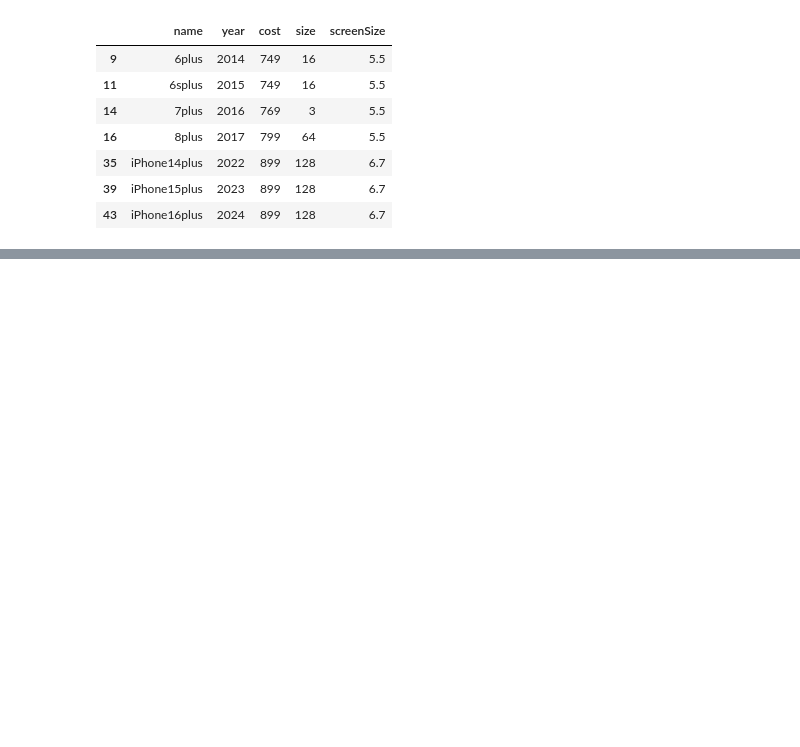
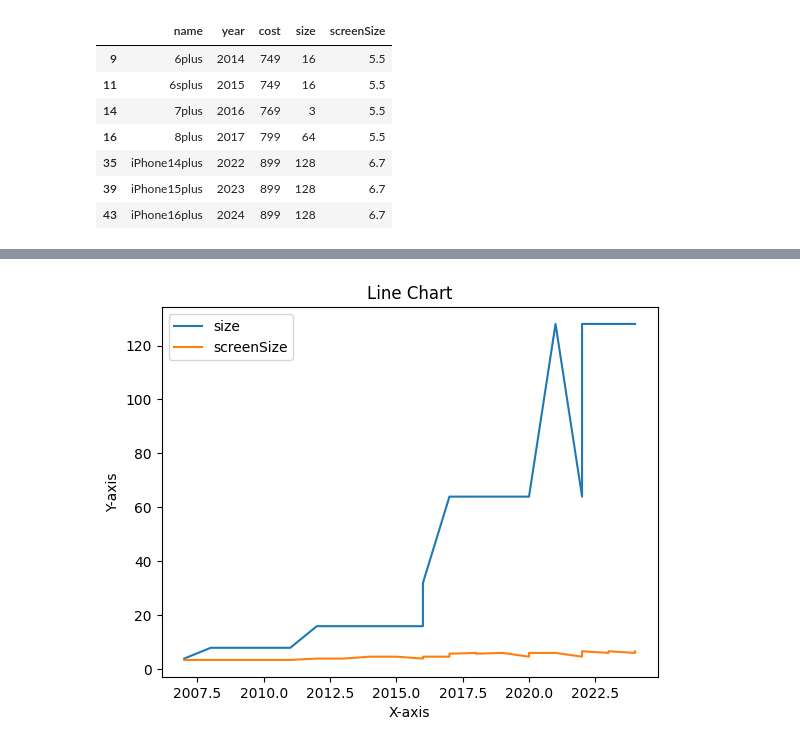
Before and after one commit to Hulkout19/ApplePrediction, a Jupyter notebook: IphoneCost.ipynb, the cells around one changed output, grey strips where cells are left out. Cells and saved outputs as stored; diff of their text form; code cells hidden in the pictures; blank space fills up the shorter version.

```diff
--- a/IphoneCost.ipynb
+++ b/IphoneCost.ipynb
@@ -107,3 +107,11 @@ dfPlus.head(10)
 | 35 | iPhone14plus | 2022 | 899 | 128 | 6.7 |
 | 39 | iPhone15plus | 2023 | 899 | 128 | 6.7 |
 | 43 | iPhone16plus | 2024 | 899 | 128 | 6.7 |
+# %%
+dfPro = pd.read_csv("apple-price.csv")
+
+for index, row in dfPro.iterrows():
+    if("pro" not in row['name']):
+        dfPro.drop(index, axis=0, inplace=True)
+
+dfPro.head(10)
@@ -109,0 +130,8 @@ dfPlus.head(10)
+# %%
+dfPro = pd.read_csv("apple-price.csv")
+
+for index, row in dfPro.iterrows():
+    if("mini" in row['name'] or "pro" in row['name']):
+        dfPro.drop(index, axis=0, inplace=True)
+
+dfPro.head(100)
@@ -109,0 +182,12 @@ dfPlus.head(10)
+# %%
+dfPro.plot(x='year', y=['size','screenSize'], kind='line')
+
+# Add title and labels
+plt.title('Line Chart')
+plt.xlabel('X-axis')
+plt.ylabel('Y-axis')
+
+# Show the plot
+plt.show()
+# %% [output]
+[figure, added]
```
Also changed, not shown: parts of 4 cells of this notebook.
